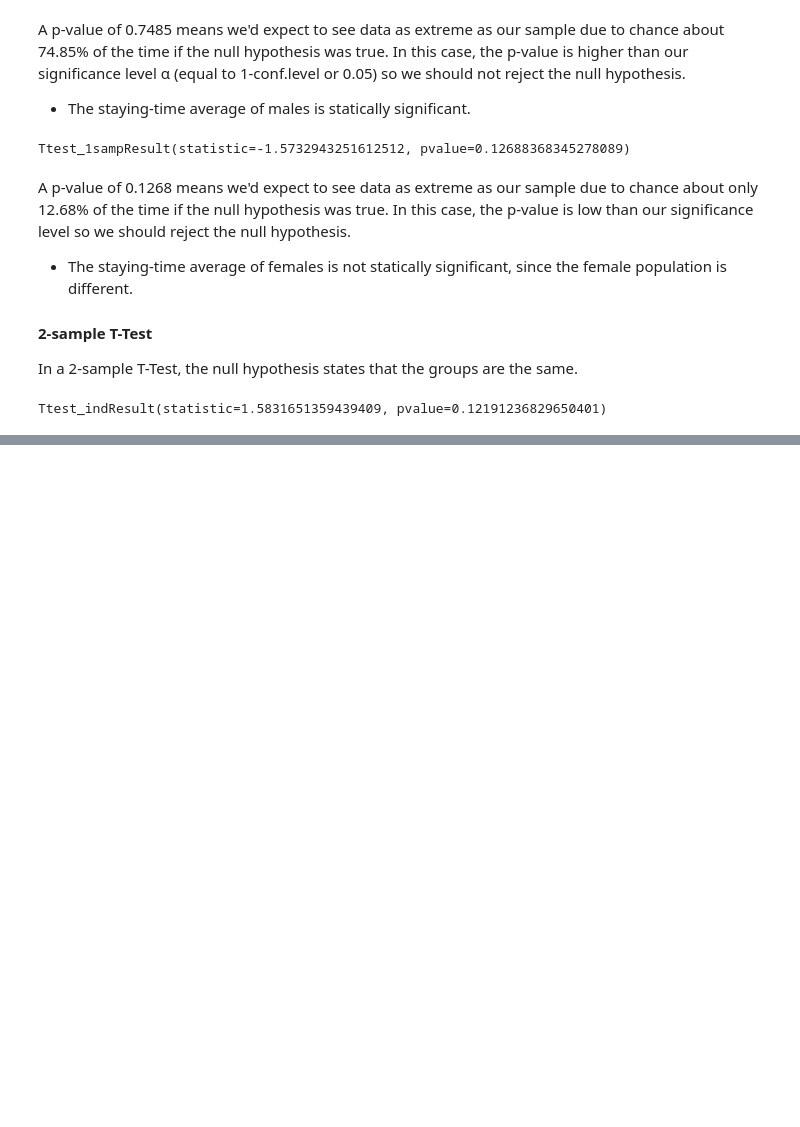
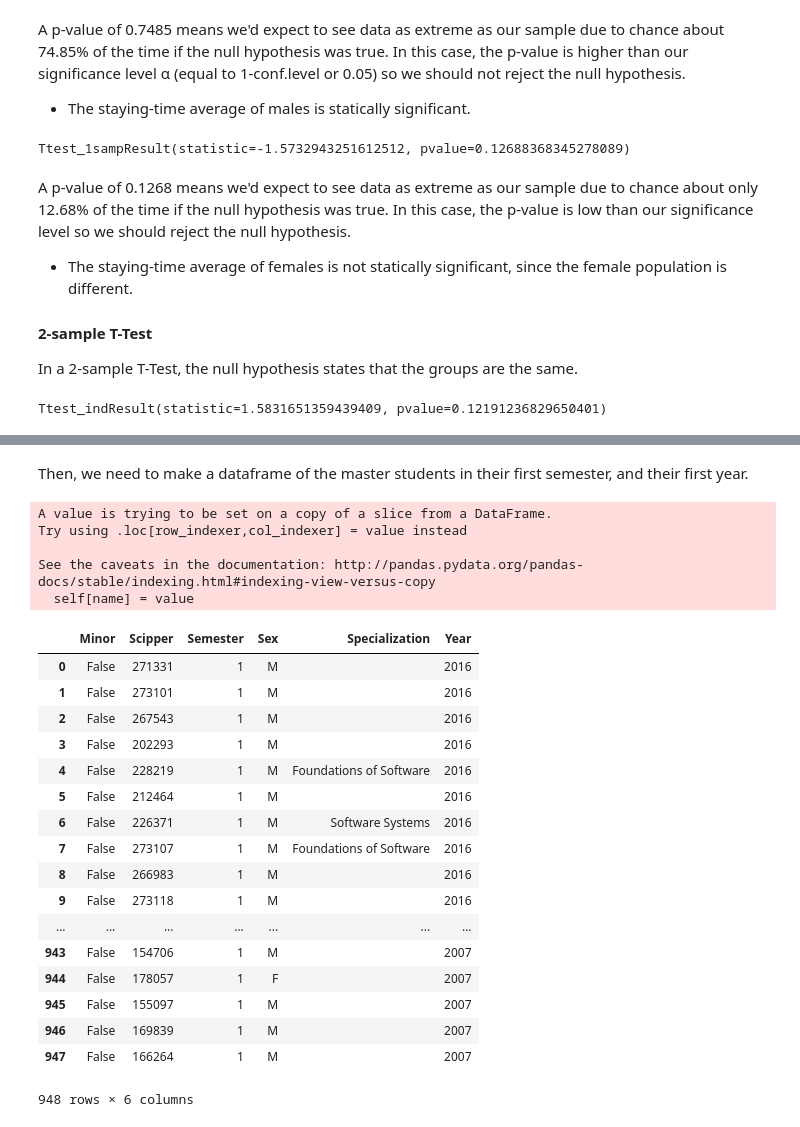
Before and after one commit to amirsh/ada-ana, a Jupyter notebook: HW2-notebooks/hw2.ipynb, the cells around one changed output, grey strips where cells are left out. Drawn from its saved outputs; the diff is of its cells as text; code cells hidden in the pictures; blank space fills up the shorter version.

```diff
--- a/HW2-notebooks/hw2.ipynb
+++ b/HW2-notebooks/hw2.ipynb
@@ -272,0 +301,33 @@ The test yields a p-value of 0.1219, which means there is a 12.19% chance we wou
+# %%
+ms_data.reset_index(None,drop=True,inplace=True)
+# %% [markdown]
+Then, we need to make a dataframe of the master students in their first semester, and their first year.
+# %%
+master_semester1 = ms_data[ms_data.Semester == 1]
+year = master_semester1['Year'].str.split('-',expand=True)
+master_semester1.Year = year[0].astype(int)
+master_semester1
+# %% [output]
+A value is trying to be set on a copy of a slice from a DataFrame.
+Try using .loc[row_indexer,col_indexer] = value instead
+
+See the caveats in the documentation: http://pandas.pydata.org/pandas-docs/stable/indexing.html#indexing-view-versus-copy
+  self[name] = value
+|  | Minor | Scipper | Semester | Sex | Specialization | Year |
+| 0 | False | 271331 | 1 | M |  | 2016 |
+| 1 | False | 273101 | 1 | M |  | 2016 |
+| 2 | False | 267543 | 1 | M |  | 2016 |
+| 3 | False | 202293 | 1 | M |  | 2016 |
+| 4 | False | 228219 | 1 | M | Foundations of Software | 2016 |
+| 5 | False | 212464 | 1 | M |  | 2016 |
+| 6 | False | 226371 | 1 | M | Software Systems | 2016 |
+| 7 | False | 273107 | 1 | M | Foundations of Software | 2016 |
+| 8 | False | 266983 | 1 | M |  | 2016 |
+| 9 | False | 273118 | 1 | M |  | 2016 |
+| ... | ... | ... | ... | ... | ... | ... |
+| 943 | False | 154706 | 1 | M |  | 2007 |
+| 944 | False | 178057 | 1 | F |  | 2007 |
+| 945 | False | 155097 | 1 | M |  | 2007 |
+| 946 | False | 169839 | 1 | M |  | 2007 |
+| 947 | False | 166264 | 1 | M |  | 2007 |
+948 rows × 6 columns
```
Also changed, not shown: parts of 30 cells of this notebook, 1 other file.
